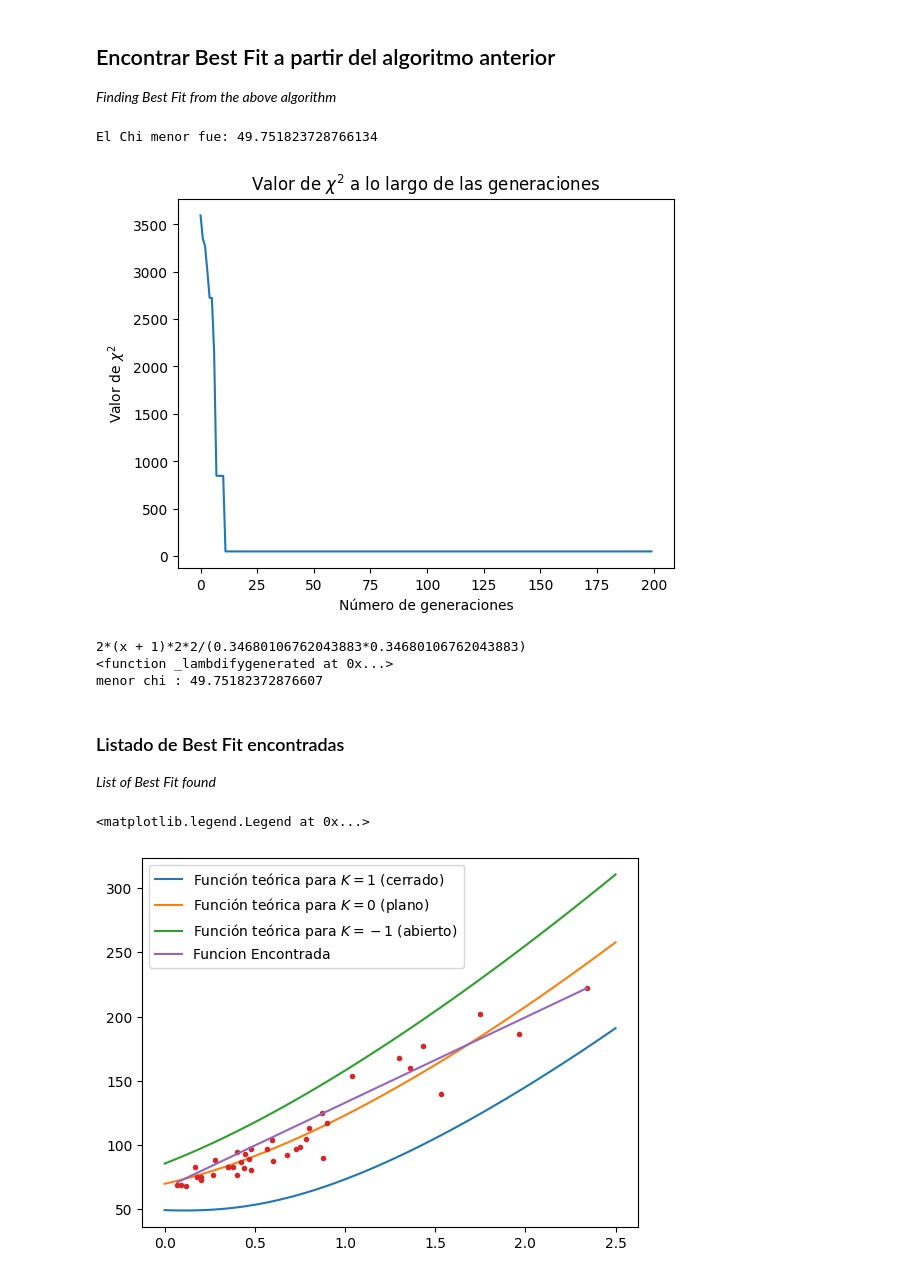
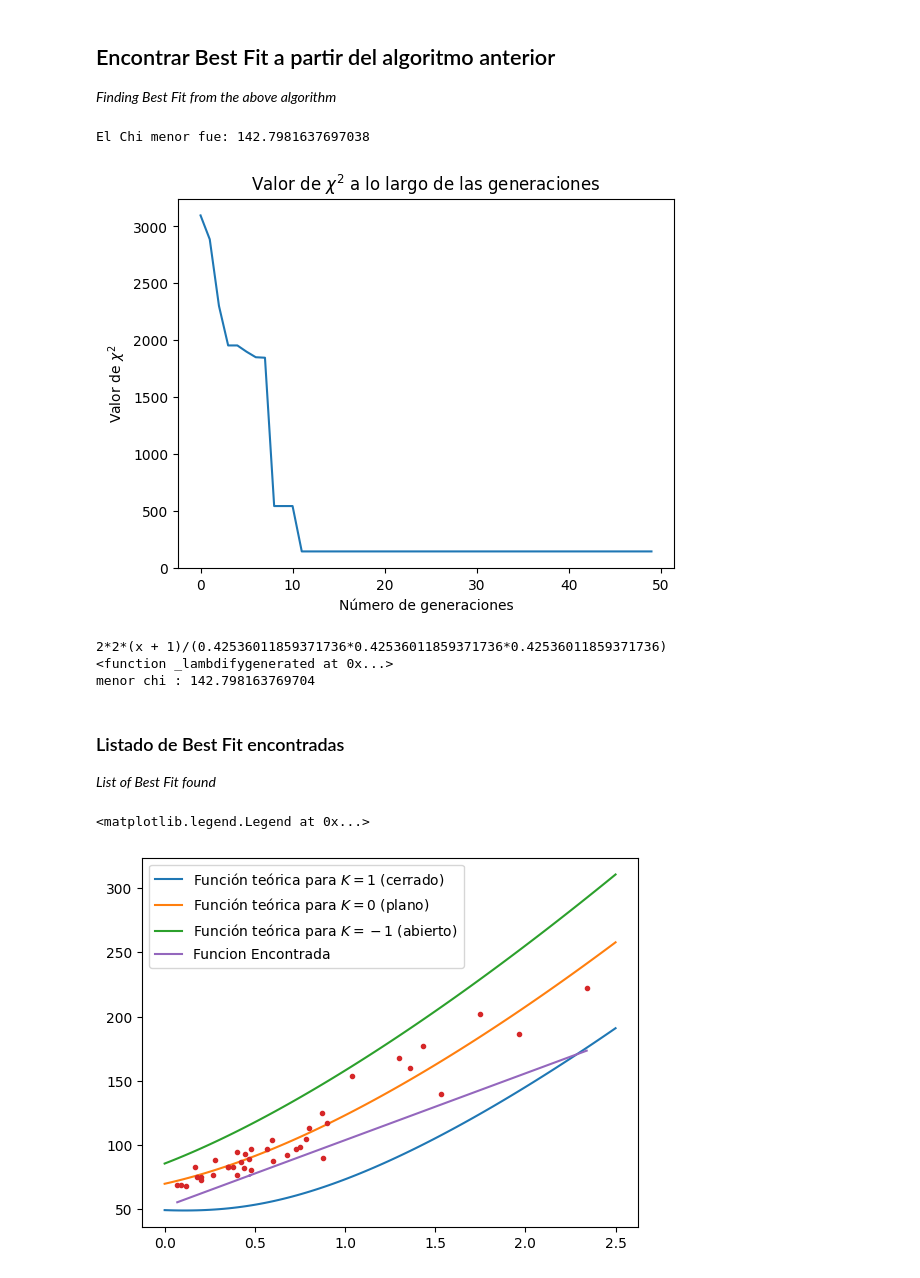
Before and after one commit to XimePS/Practica-DFI, a Jupyter notebook: GA sin composicion.ipynb, the cells around one changed output. Drawn from its saved outputs; the diff is of its cells as text; code cells hidden in the pictures.

```diff
--- a/GA sin composicion.ipynb
+++ b/GA sin composicion.ipynb
@@ -96,7 +96,7 @@ The Create_Generation class creates an initial population, which goes through th
 3. Within such children, a certain amount is mutated
 # %%
 class Create_Generation:
-    def __init__(self, ind_parameters, pop_parameters, fitness_function, expression = None):
+    def __init__(self, ind_parameters, pop_parameters, fitness_function, expression = None, z = x):
         #Crea una poblacion inicial
         self.size = pop_parameters['size'] # Tamaño poblacion
         self.initial_poblation = ind_parameters['genes']
@@ -105,6 +105,7 @@ class Create_Generation:
         self.selection_rate = pop_parameters['selection _rate']
         self.fitness_function = fitness_function
         self.x = symbols('x')
+        self.z = z
 
         if expression == None:
             self.individuals = [Create_Individual(ind_parameters)  for _ in range(self.size)]
@@ -136,7 +137,7 @@ class Create_Generation:
         n_parents = int((self.selection_rate)/100 * len(poblacion))
         parents = poblacion
         parents_function = [self.funcion(expresion) for expresion in parents]
-        parents_evaluate = [funcion(z) for funcion in parents_function]
+        parents_evaluate = [funcion(self.z) for funcion in parents_function]
         Chi = [self.fitness_function(function) for function in parents_evaluate]
         Minor_Chi = min(Chi)
         sorted_parents = [x for _, x in sorted(zip(Chi, parents), key=lambda pair: pair[0])]
@@ -194,13 +195,14 @@ La clase Evolución itera sobre las generaciones requeridas hasta llegar a la ú
 The Evolution class iterates over the required generations until it reaches the last one. During this iteration the smallest $\chi^2$ of each generation are saved. Finally it returns the last generation and the previously saved $\chi^2$.
 # %%
 class Evolution:
-    def __init__(self, gen_parameter, ind_parameters, pop_params, fitness_function): #gen_parameter = {'selection_rate' : 20, 'mutation_rate' : 10, 'num_generations': 100}
+    def __init__(self, gen_parameter, ind_parameters, pop_params, fitness_function,  z): #gen_parameter = {'selection_rate' : 20, 'mutation_rate' : 10, 'num_generations': 100}
         self.selection_rate = gen_parameter['selection_rate']
         self.mutation_rate = gen_parameter['mutation_rate']
         self.num_generations = gen_parameter['num_generations']
         self.fitness_function = fitness_function
         self.ind_parameters = ind_parameters
         self.pop_params = pop_params
+        self.z = z
 
     def Iteracion(self):
         inicio_tiempo = time.time()
@@ -209,7 +211,7 @@ class Evolution:
         for n in range(self.num_generations):
             logging.info(f'Número de la generación: {n}')
             if n == 0:
-                A = Create_Generation(self.ind_parameters, self.pop_params, self.fitness_function)
+                A = Create_Generation(self.ind_parameters, self.pop_params, self.fitness_function, z = self.z)
                 initial_poblation = A.individuals
                 parents, minor_chi = A.get_parents(initial_poblation)
                 Chi.append(minor_chi)
@@ -217,7 +219,7 @@ class Evolution:
                 mutation = A.mutate(crossover)
                 Generations.append(mutation)
             else:
-                A = Create_Generation(self.ind_parameters, self.pop_params, self.fitness_function, expression = Generations[n-1])
+                A = Create_Generation(self.ind_parameters, self.pop_params, self.fitness_function, expression = Generations[n-1], z = self.z)
                 poblation = A.individuals
                 parents, minor_chi = A.get_parents(poblation)
                 Chi.append(minor_chi)
@@ -246,4 +248,18 @@ for _ in range(num_elementos_aleatorios):
 
 # Imprime la lista resultante
 print(Genes)
+
+# Se entregan los diccionarios que se darán a la clase
+
+pop_params = {'size': 100,'selection _rate': 20, 'mutation_rate' : 10}
+ind_parameters = {'genes': Genes, 'operaciones': ['+', '-', '*', '/'], 'number_of_genes': 10}
+
+def Chi(*x):
+    return np.sum(((H - x)/desv)**2)
+
+gen_parameter = {'selection_rate' : 20, 'mutation_rate' : 10, 'num_generations' : 50}
+
+Test1 = Evolution(gen_parameter, ind_parameters, pop_params, Chi, z)
+
+Results, Chi_square = Test1.Iteracion()
 # %% [output]
@@ -296,8 +298,8 @@ plt.ylabel('Valor de $\chi^2$')
 plt.title('Valor de $\chi^2$ a lo largo de las generaciones')
 plt.show()
 # %% [output]
-El Chi menor fue: 49.751823728766134
+El Chi menor fue: 142.7981637697038
-[figure, old version]
+[figure, new version]
 # %%
 def funcion(individuo): # transforma a una expresion los individuos de la forma ['x', '+', '1']
     x = symbols('x')
@@ -339,9 +341,9 @@ funcion_optima_lambdify = resultado_optimo[1]
 print(funcion_optima_lambdify)
 print('menor chi : ' + str(chi_minimo))
 # %% [output]
-2*(x + 1)*2*2/(0.34680106762043883*0.34680106762043883)
+2*2*(x + 1)/(0.42536011859371736*0.42536011859371736*0.42536011859371736)
 <function _lambdifygenerated at 0x...>
-menor chi : 49.75182372876607
+menor chi : 142.798163769704
 # %% [markdown]
 ### Listado de Best Fit encontradas
 
@@ -401,15 +415,12 @@ H_teorico_plano = H_bm(z_bu,O_r, O_m, O_lambda, o_DE, O_0[1])
 H_teorico_cerrado = H_bm(z_bu,O_r, O_m, O_lambda, o_DE, O_0[2])
 H_teorico_abierto = H_bm(z_bu,O_r, O_m, O_lambda, o_DE, O_0[0])
 # %%
-def f1(x):
-    return 2/0.1 * 2 + (x+1) * (x+1) / 0.1
-
 plt.plot(z_bu, H_teorico_cerrado, label = 'Función teórica para $K = 1$ (cerrado)')
 plt.plot(z_bu, H_teorico_plano, label = 'Función teórica para $K = 0$ (plano)')
 plt.plot(z_bu, H_teorico_abierto, label = 'Función teórica para $K = -1$ (abierto)')
 plt.plot(z, H, '.')
 plt.plot(z, funcion_optima_lambdify(z), label= 'Funcion Encontrada')
 plt.legend()
 # %% [output]
 <matplotlib.legend.Legend at 0x...>
-[figure, old version]
+[figure, new version]
```
Also changed, not shown: parts of 10 cells of this notebook, 4 other files.
